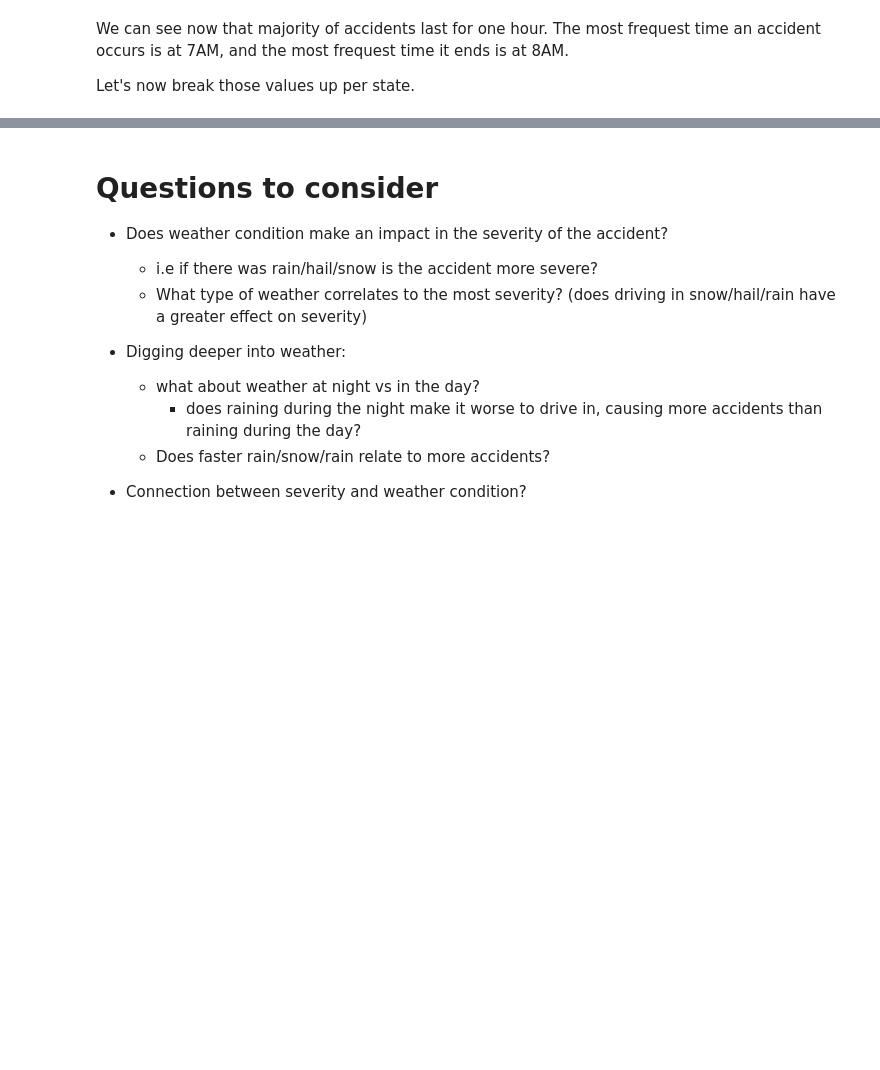
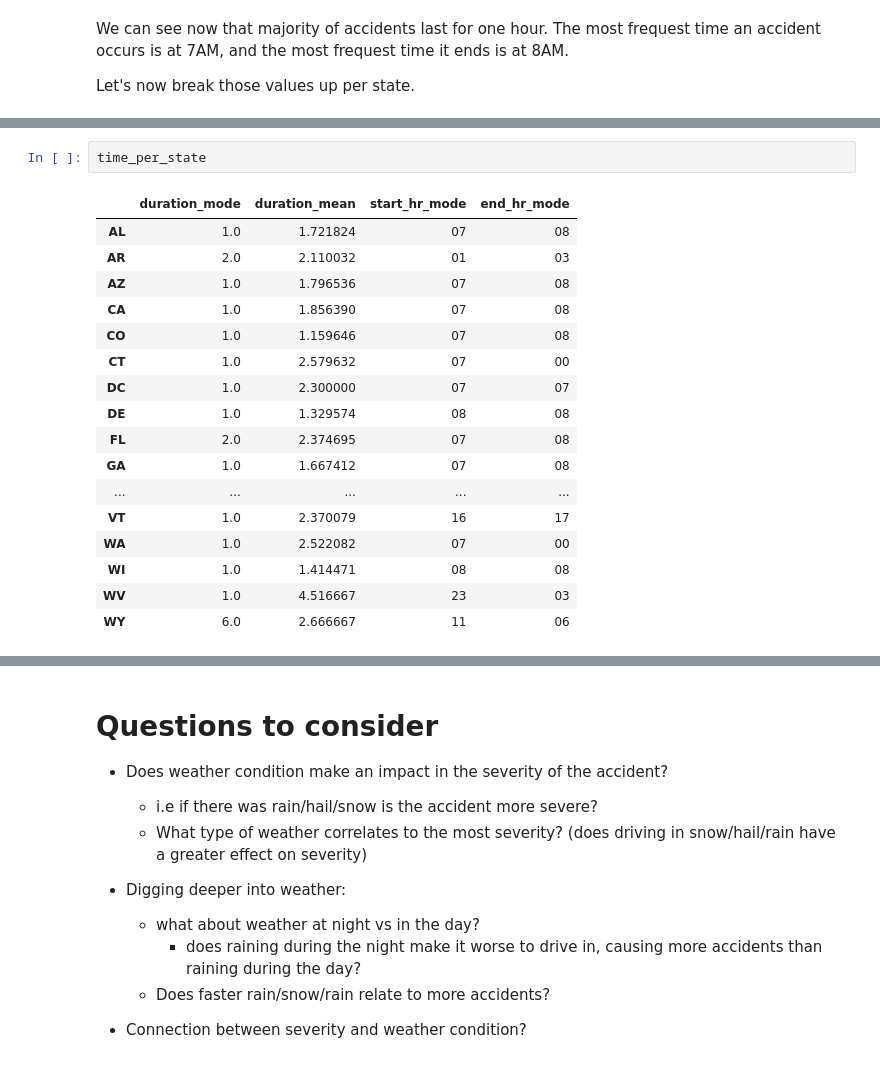
Before and after one commit to lodi-m/US-Traffic-Accidents-Analysis, a Jupyter notebook: EDA_us_accidents.ipynb, the cells around one changed output, grey strips where cells are left out. Drawn from its saved outputs; the diff is of its cells as text; blank space fills up the shorter version.

```diff
--- a/EDA_us_accidents.ipynb
+++ b/EDA_us_accidents.ipynb
@@ -316,0 +310,20 @@ Let's now break those values up per state.
+# %%
+time_per_state
+# %% [output]
+|  | duration_mode | duration_mean | start_hr_mode | end_hr_mode |
+| AL | 1.0 | 1.721824 | 07 | 08 |
+| AR | 2.0 | 2.110032 | 01 | 03 |
+| AZ | 1.0 | 1.796536 | 07 | 08 |
+| CA | 1.0 | 1.856390 | 07 | 08 |
+| CO | 1.0 | 1.159646 | 07 | 08 |
+| CT | 1.0 | 2.579632 | 07 | 00 |
+| DC | 1.0 | 2.300000 | 07 | 07 |
+| DE | 1.0 | 1.329574 | 08 | 08 |
+| FL | 2.0 | 2.374695 | 07 | 08 |
+| GA | 1.0 | 1.667412 | 07 | 08 |
+| ... | ... | ... | ... | ... |
+| VT | 1.0 | 2.370079 | 16 | 17 |
+| WA | 1.0 | 2.522082 | 07 | 00 |
+| WI | 1.0 | 1.414471 | 08 | 08 |
+| WV | 1.0 | 4.516667 | 23 | 03 |
+| WY | 6.0 | 2.666667 | 11 | 06 |
```
Also changed, not shown: parts of 16 cells of this notebook.
